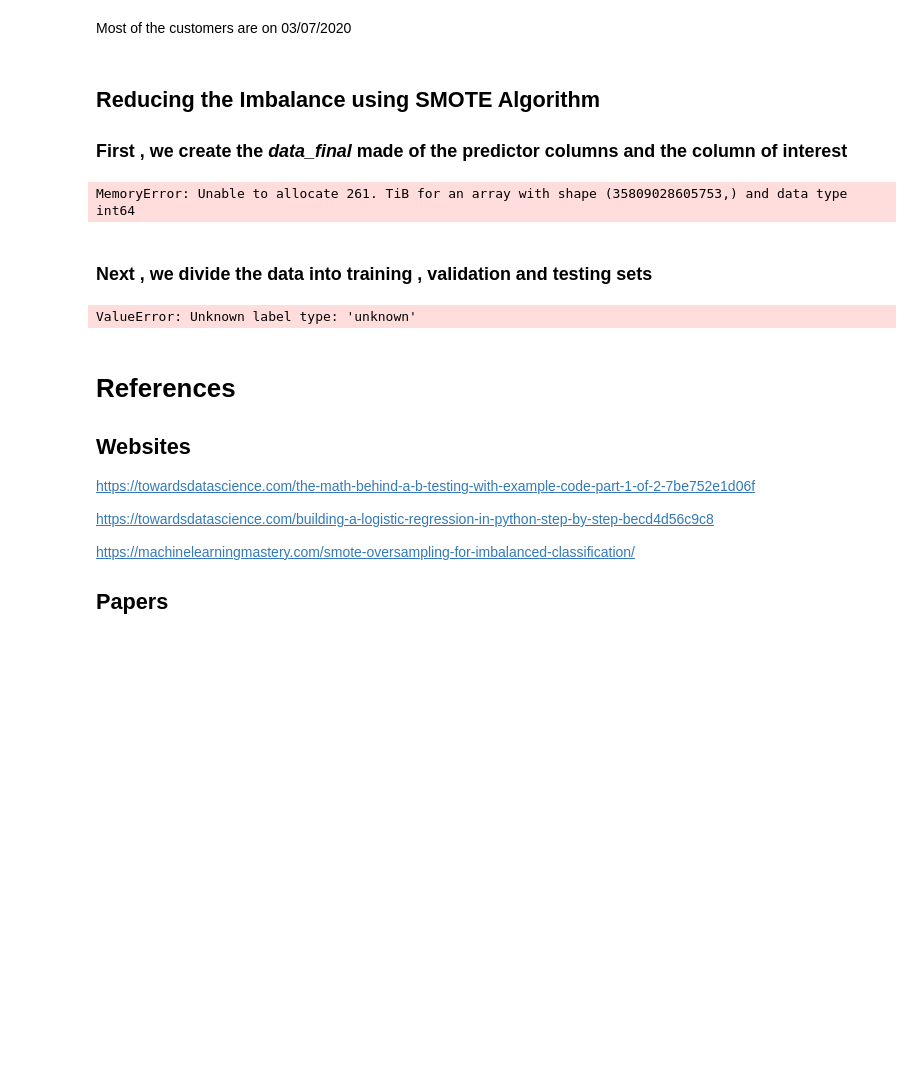
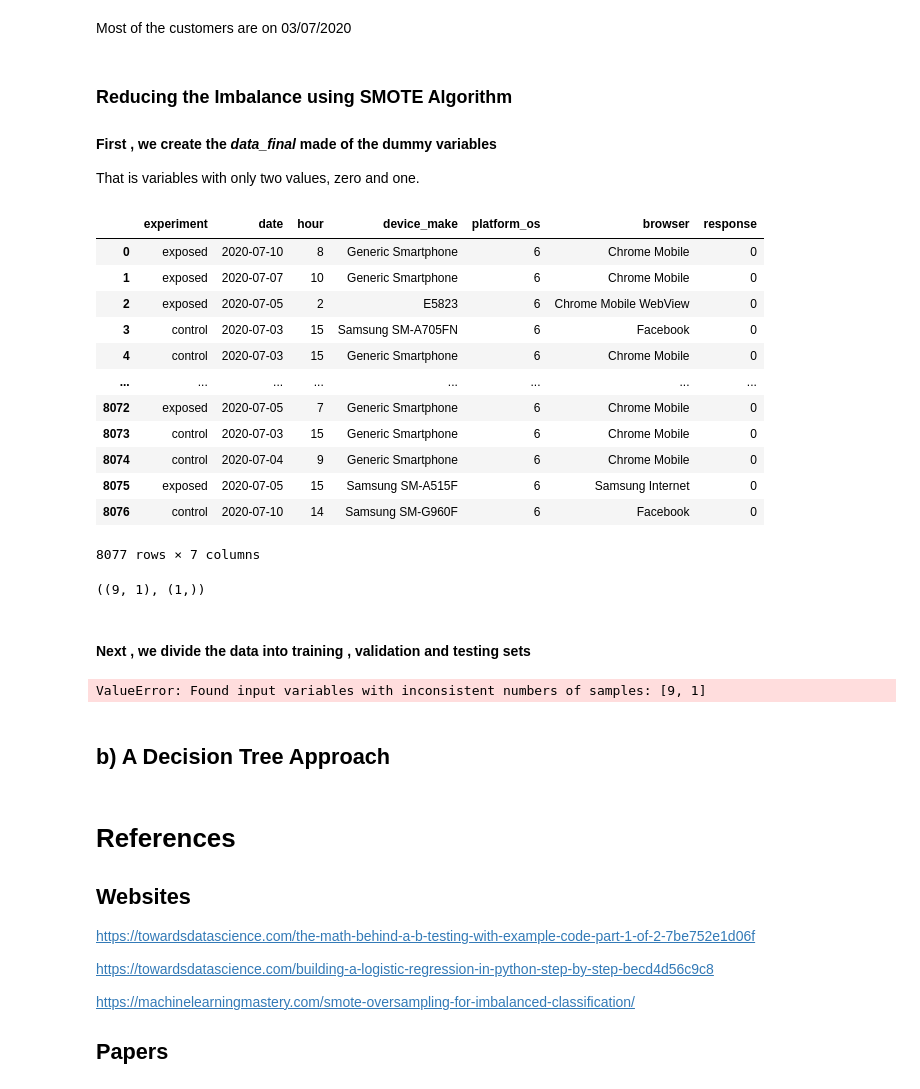
Before and after one commit to WanjohiWanjohi/A-Btesting_SmartAd, a Jupyter notebook: A_B_Testing.ipynb, the cells around one changed output. Cells and saved outputs as stored; diff of their text form; code cells hidden in the pictures; blank space fills up the shorter version.

Commit message:
Break: Unequal length of y and X for running the regression

```diff
--- a/A_B_Testing.ipynb
+++ b/A_B_Testing.ipynb
@@ -474,42 +478,54 @@ plt.savefig('hist_days')
 # %% [markdown]
 Most of the customers are on 03/07/2020
 # %% [markdown]
-## Reducing the Imbalance using SMOTE Algorithm
-### First , we create the *data_final* made of the predictor columns and the column of interest
+### Reducing the Imbalance using SMOTE Algorithm
+#### First , we create the *data_final* made of the dummy variables
+
+That is variables with only two values, zero and one.
-# %%
-cat_vars=['date','browser','hour']
-for var in cat_vars:
-    cat_list='var'+'_'+var
-    cat_list = pd.get_dummies(users[var], prefix=var)
-    users1=users.merge(cat_list)
-    users=users1
-    cat_vars=['job','marital','education','default','housing','loan','contact','month','day_of_week','poutcome']
-data_vars=users.columns.values.tolist()
-to_keep=[i for i in data_vars if i not in cat_vars]
-data_final=data[to_keep]
-data_final.columns.values
-# %% [output]
-MemoryError: Unable to allocate 261. TiB for an array with shape (35809028605753,) and data type int64
+# %%
+users
+final_users = users.drop(['auction_id' , 'yes' , 'no'] , axis=1)
+final_users
+# %% [output]
+|  | experiment | date | hour | device_make | platform_os | browser | response |
+| 0 | exposed | 2020-07-10 | 8 | Generic Smartphone | 6 | Chrome Mobile | 0 |
+| 1 | exposed | 2020-07-07 | 10 | Generic Smartphone | 6 | Chrome Mobile | 0 |
+| 2 | exposed | 2020-07-05 | 2 | E5823 | 6 | Chrome Mobile WebView | 0 |
+| 3 | control | 2020-07-03 | 15 | Samsung SM-A705FN | 6 | Facebook | 0 |
+| 4 | control | 2020-07-03 | 15 | Generic Smartphone | 6 | Chrome Mobile | 0 |
+| ... | ... | ... | ... | ... | ... | ... | ... |
+| 8072 | exposed | 2020-07-05 | 7 | Generic Smartphone | 6 | Chrome Mobile | 0 |
+| 8073 | control | 2020-07-03 | 15 | Generic Smartphone | 6 | Chrome Mobile | 0 |
+| 8074 | control | 2020-07-04 | 9 | Generic Smartphone | 6 | Chrome Mobile | 0 |
+| 8075 | exposed | 2020-07-05 | 15 | Samsung SM-A515F | 6 | Samsung Internet | 0 |
+| 8076 | control | 2020-07-10 | 14 | Samsung SM-G960F | 6 | Facebook | 0 |
+8077 rows × 7 columns
+# %%
+X = users.loc[:, users.columns != 'response'].convert_dtypes().dtypes.to_numpy()
+y = users.loc[:, users.columns == 'response'].convert_dtypes().dtypes .to_numpy()
+X = X[:, np.newaxis]
+X.shape , y.shape
+# %% [output]
+((9, 1), (1,))
 # %% [markdown]
-### Next , we divide the data into training , validation and testing sets
+#### Next , we divide the data into training , validation and testing sets
 # %%
-
-X = data_final.loc[:, data_final.columns != 'response']
-y = data_final.loc[:, data_final.columns == 'response']
 os = SMOTE(random_state=0)
 X_train, X_test, y_train, y_test = train_test_split(X, y, train_size = 0.7 ,test_size=0.1, random_state=0)
 columns = X_train.columns
 os_data_X,os_data_y=os.fit_sample(X_train, y_train)
-# os_data_X = pd.DataFrame(data=os_data_X,columns=columns )
-# os_data_y= pd.DataFrame(data=os_data_y,columns=['y'])
-# # we can Check the numbers of our data
-# print("length of oversampled data is ",len(os_data_X))
-# print("Number of no subscription in oversampled data",len(os_data_y[os_data_y['y']==0]))
-# print("Number of subscription",len(os_data_y[os_data_y['y']==1]))
-# print("Proportion of no subscription data in oversampled data is ",len(os_data_y[os_data_y['y']==0])/len(os_data_X))
-# print("Proportion of subscription data in oversampled data is ",len(os_data_y[os_data_y['y']==1])/len(os_data_X))
+os_data_X = pd.DataFrame(data=os_data_X,columns=columns )
+os_data_y= pd.DataFrame(data=os_data_y,columns=['y'])
+# we can Check the numbers of our data
+print("length of oversampled data is ",len(os_data_X))
+print("Number of no subscription in oversampled data",len(os_data_y[os_data_y['y']==0]))
+print("Number of subscription",len(os_data_y[os_data_y['y']==1]))
+print("Proportion of no subscription data in oversampled data is ",len(os_data_y[os_data_y['y']==0])/len(os_data_X))
+print("Proportion of subscription data in oversampled data is ",len(os_data_y[os_data_y['y']==1])/len(os_data_X))
 # %% [output]
-ValueError: Unknown label type: 'unknown'
+ValueError: Found input variables with inconsistent numbers of samples: [9, 1]
+# %% [markdown]
+## b) A Decision Tree Approach
 # %% [markdown]
 # References
 ## Websites
```
Also changed, not shown: parts of 12 cells of this notebook.
